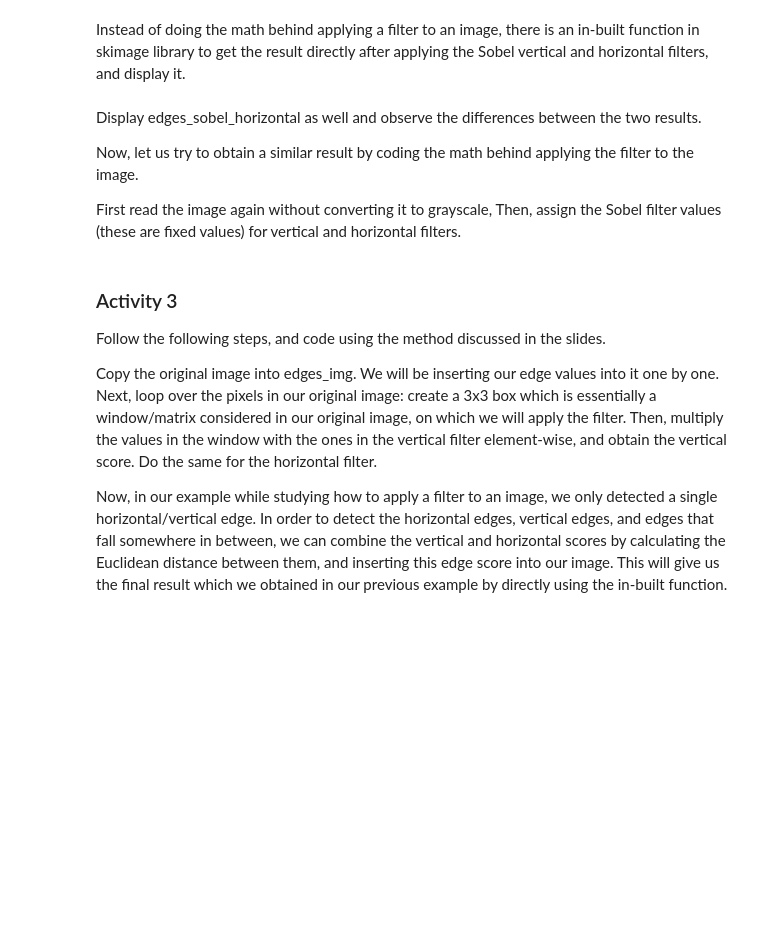
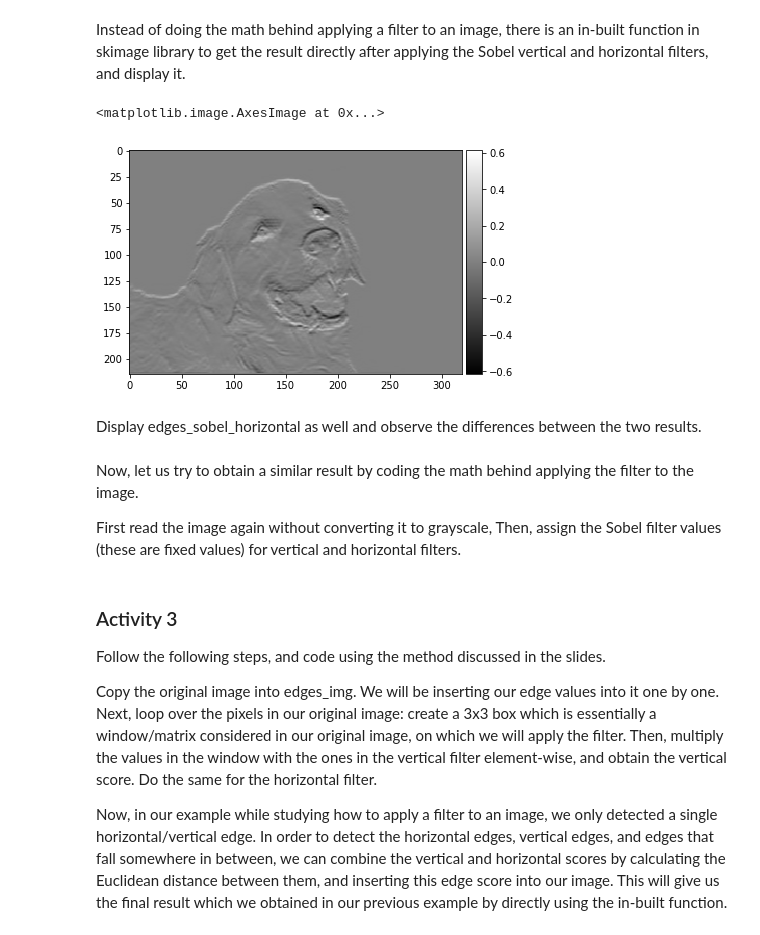
Before and after one commit to ai4all-sfu/comp-biology-2020, a Jupyter notebook: notebooks/day1_compbio.ipynb, the cells around one changed output. Drawn from its saved outputs; the diff is of its cells as text; code cells hidden in the pictures; blank space fills up the shorter version.

```diff
--- a/notebooks/day1_compbio.ipynb
+++ b/notebooks/day1_compbio.ipynb
@@ -184,10 +173,15 @@ Instead of doing the math behind applying a filter to an image, there is an in-b
 # %%
 from skimage.filters import sobel_h, sobel_v
 from skimage import feature
 
 #calculating horizontal edges using sobel kernel
 edges_sobel_horizontal = sobel_h(puppy)
 #calculating vertical edges using sobel kernel
 edges_sobel_vertical = sobel_v(puppy)
 
-imshow(edges_sobel_vertical, cmap='gray')
+imshow(edges_sobel_horizontal, cmap='gray')
+# %% [output]
+<matplotlib.image.AxesImage at 0x...>
+[figure, added]
+# %% [markdown]
+Display edges_sobel_horizontal as well and observe the differences between the two results.
@@ -194,6 +190,4 @@ imshow(edges_sobel_vertical, cmap='gray')
 # %% [markdown]
-Display edges_sobel_horizontal as well and observe the differences between the two results.
-
 Now, let us try to obtain a similar result by coding the math behind applying the filter to the image.
 
 First read the image again without converting it to grayscale, Then, assign the Sobel filter values (these are fixed values) for vertical and horizontal filters.
```
Also changed, not shown: parts of 11 cells of this notebook.
